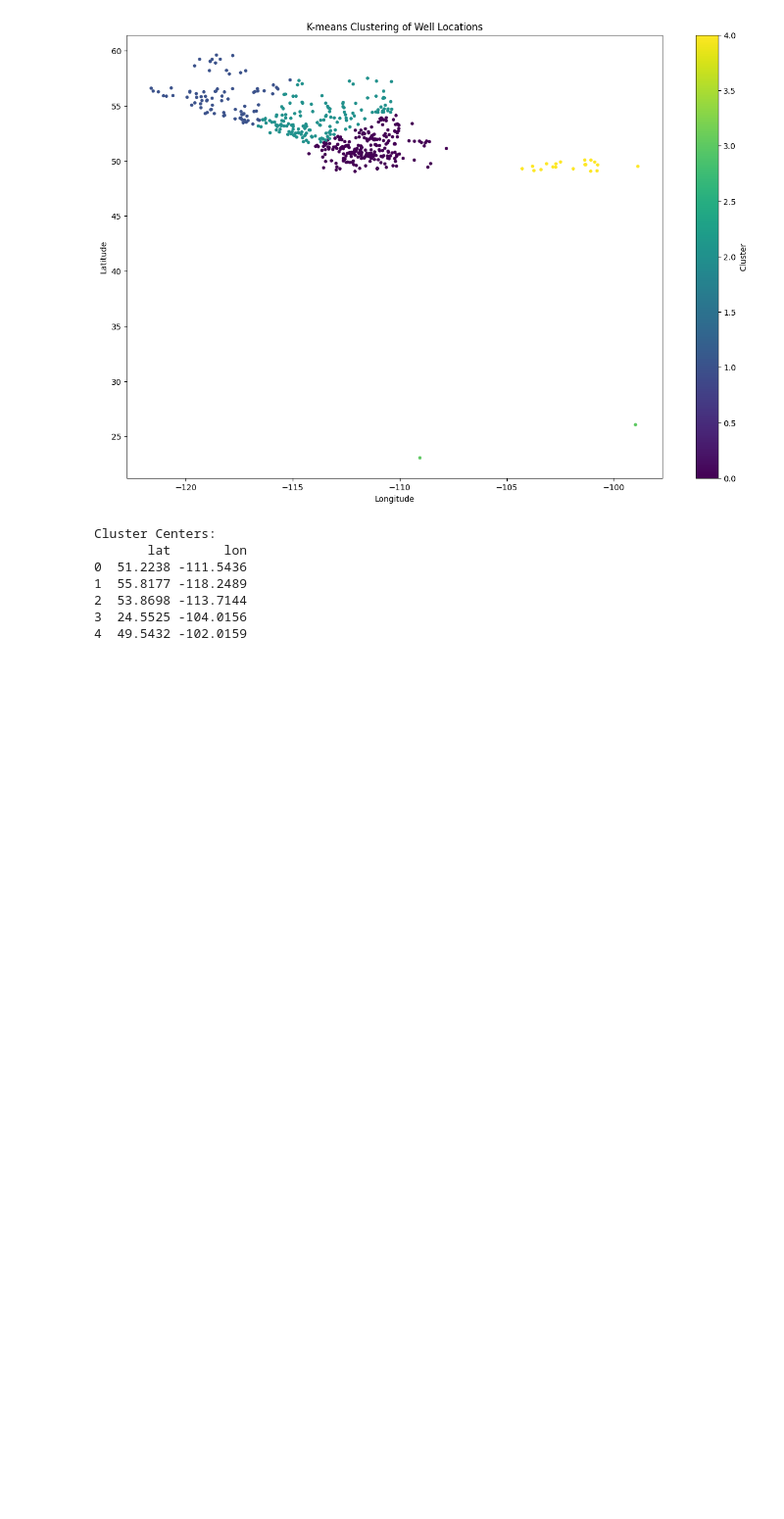
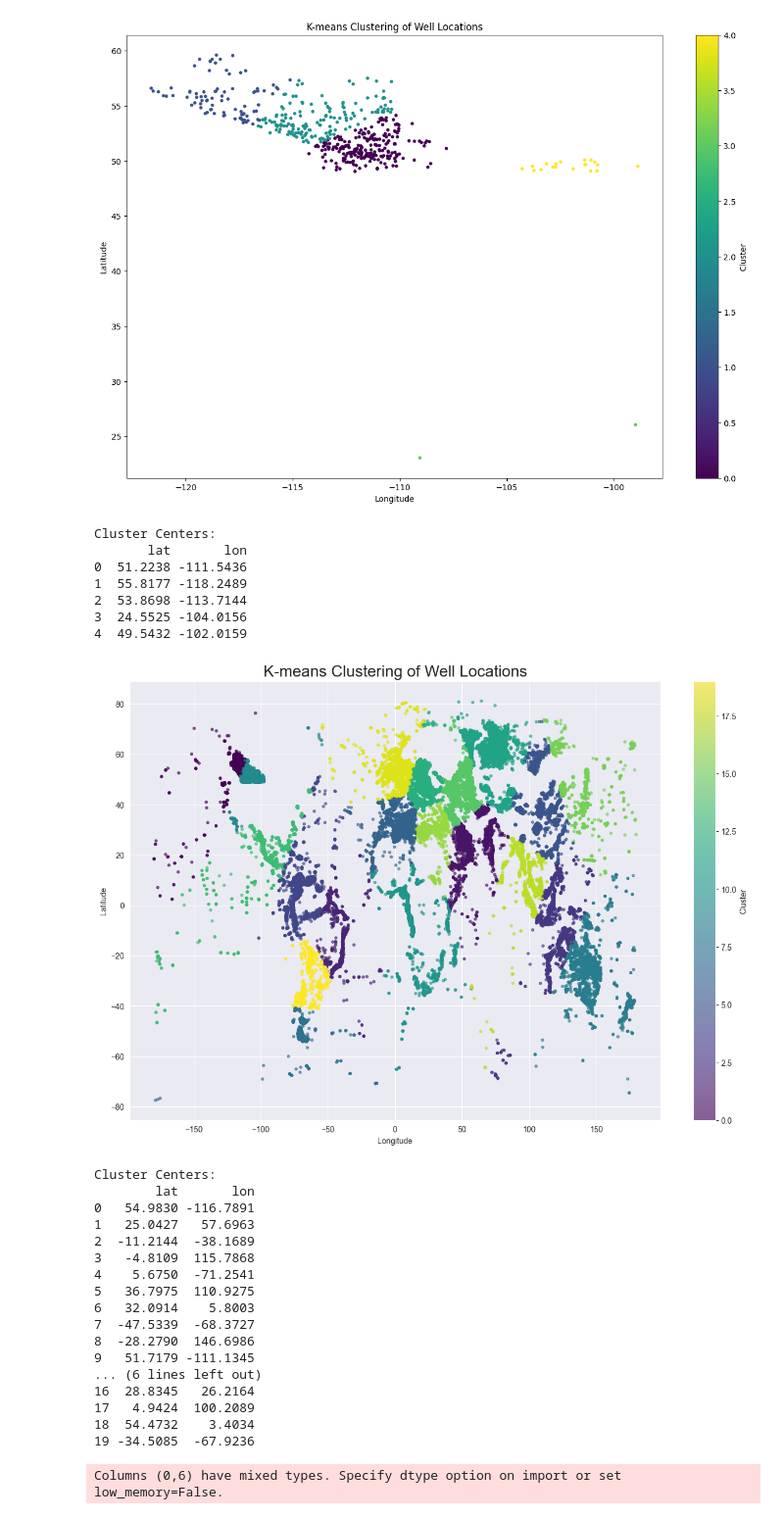
Before and after one commit to benhunt19/data-science-project, a Jupyter notebook: dataExploration.ipynb, the cells around one changed output. Shown at 98% size. Saved outputs shown, nothing was run; the diff lists cells and outputs as text; code cells hidden in the pictures; blank space fills up the shorter version.

```diff
--- a/dataExploration.ipynb
+++ b/dataExploration.ipynb
@@ -329,3 +329,65 @@ Cluster Centers:
 2  53.8698 -113.7144
 3  24.5525 -104.0156
 4  49.5432 -102.0159
+# %%
+import seaborn as sns
+
+wells_report_df.dropna(subset=['lat', 'lon'], inplace=True)
+coords = wells_report_df[['lat', 'lon']].values
+
+# Try with 5 clusters - you can adjust this number
+n_clusters = 20
+kmeans = KMeans(n_clusters=n_clusters, random_state=42)
+wells_report_df['cluster'] = kmeans.fit_predict(coords)
+
+plt.figure(figsize=(15, 10))
+sns.set_style("darkgrid")
+scatter = plt.scatter(
+    wells_report_df['lon'],         # x-coordinates (longitude)
+    wells_report_df['lat'],         # y-coordinates (latitude)
+    c=wells_report_df['cluster'],   # color points by cluster assignment
+    cmap='viridis',                 # color scheme to use
+    s=10,                           # size of scatter points
+    alpha=0.6                       # add some transparency
+)
+plt.colorbar(scatter, label='Cluster')
+plt.xlabel('Longitude')
+plt.ylabel('Latitude')
+plt.title('K-means Clustering of Well Locations', fontsize=20)
+plt.show()
+
+# Print cluster centers
+cluster_centers = pd.DataFrame(
+    kmeans.cluster_centers_,
+    columns=['lat', 'lon']
+).round(4)
+# print("\nCluster Centers:")
+# print(cluster_centers)
+# %% [output]
+[figure, added]
+Cluster Centers:
+        lat       lon
+0   54.9830 -116.7891
+1   25.0427   57.6963
+2  -11.2144  -38.1689
+3   -4.8109  115.7868
+4    5.6750  -71.2541
+5   36.7975  110.9275
+6   32.0914    5.8003
+7  -47.5339  -68.3727
+8  -28.2790  146.6986
+9   51.7179 -111.1345
+... (6 lines left out)
+16  28.8345   26.2164
+17   4.9424  100.2089
+18  54.4732    3.4034
+19 -34.5085  -67.9236
+# %%
+# Combining both datasets to include both datasets and the surface location of the wells
+# Merge the two datasets
+wells_tmp = pd.read_csv('data/wells.csv')
+wells_tmp = wells_tmp.drop_duplicates()
+wells_adhoc_tmp = pd.read_csv('data/adhoc_reports__wells_drilled_by_operator_with_depth.csv')
+wells_adhoc_tmp = wells_adhoc_tmp.drop_duplicates()
+# %% [output]
+Columns (0,6) have mixed types. Specify dtype option on import or set low_memory=False.
```
Also changed, not shown: parts of 4 cells of this notebook.
